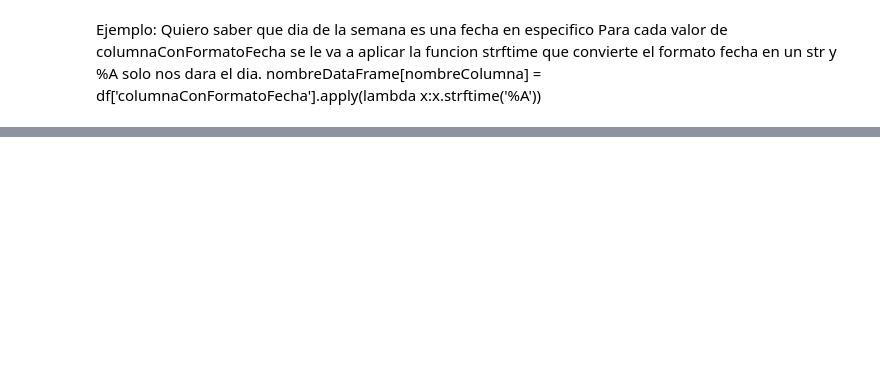
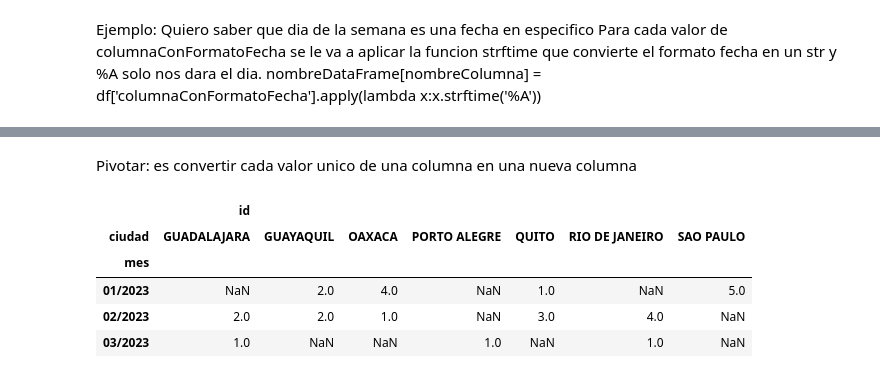
Before and after one commit to FerDev5432/repositorio-python, a Jupyter notebook: Joins_Fechas.ipynb, the cells around one changed output, grey strips where cells are left out. Drawn from its saved outputs; the diff is of its cells as text; code cells hidden in the pictures; blank space fills up the shorter version.

```diff
--- a/Joins_Fechas.ipynb
+++ b/Joins_Fechas.ipynb
@@ -151,0 +154,3 @@ df_completo
+# %%
+df_completo['mes'] = df_completo['fecha_publicado'].apply(lambda x:x[3:])
+df_completo
@@ -151,0 +190,5 @@ df_completo
+# %%
+agrupado = df_completo.groupby(['mes','ciudad']).agg({
+    'id':'count'
+})
+agrupado
@@ -151,0 +210,3 @@ df_completo
+# %%
+desagrupado = agrupado.reset_index(1)
+desagrupado
@@ -151,0 +245,12 @@ df_completo
+# %% [markdown]
+Pivotar: es convertir cada valor unico de una columna en una nueva columna
+# %%
+pivote = desagrupado.pivot(columns='ciudad')
+pivote
+# %% [output]
+|  | id |  |  |  |  |  |  |
+| ciudad | GUADALAJARA | GUAYAQUIL | OAXACA | PORTO ALEGRE | QUITO | RIO DE JANEIRO | SAO PAULO |
+| mes |  |  |  |  |  |  |  |
+| 01/2023 | NaN | 2.0 | 4.0 | NaN | 1.0 | NaN | 5.0 |
+| 02/2023 | 2.0 | 2.0 | 1.0 | NaN | 3.0 | 4.0 | NaN |
+| 03/2023 | 1.0 | NaN | NaN | 1.0 | NaN | 1.0 | NaN |
```
Also changed, not shown: parts of 13 cells of this notebook.
